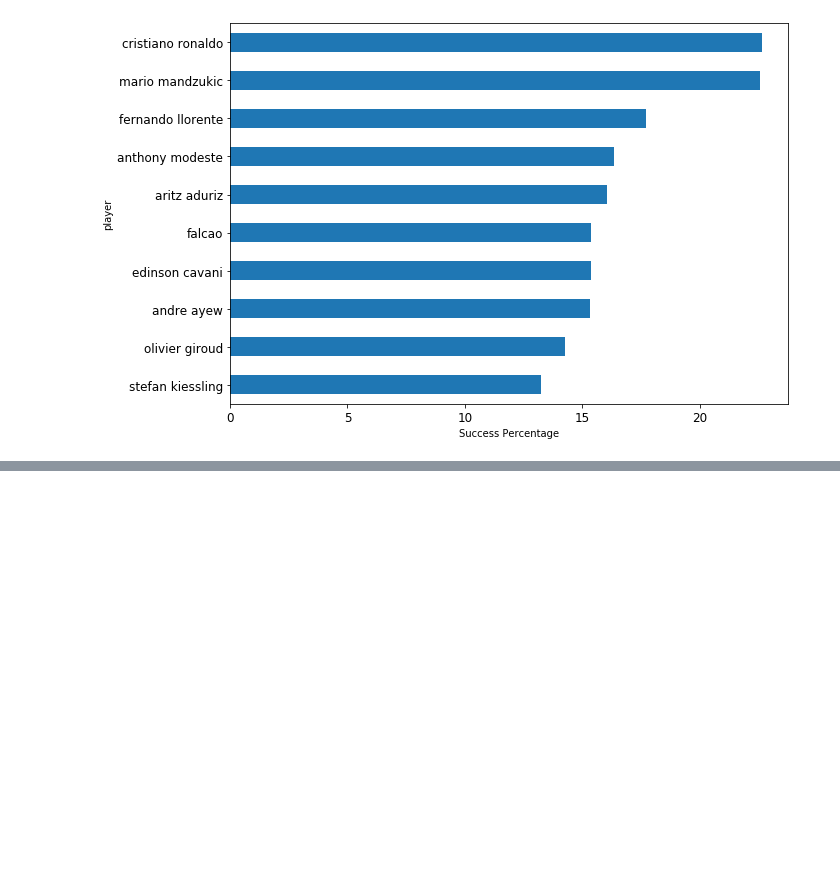
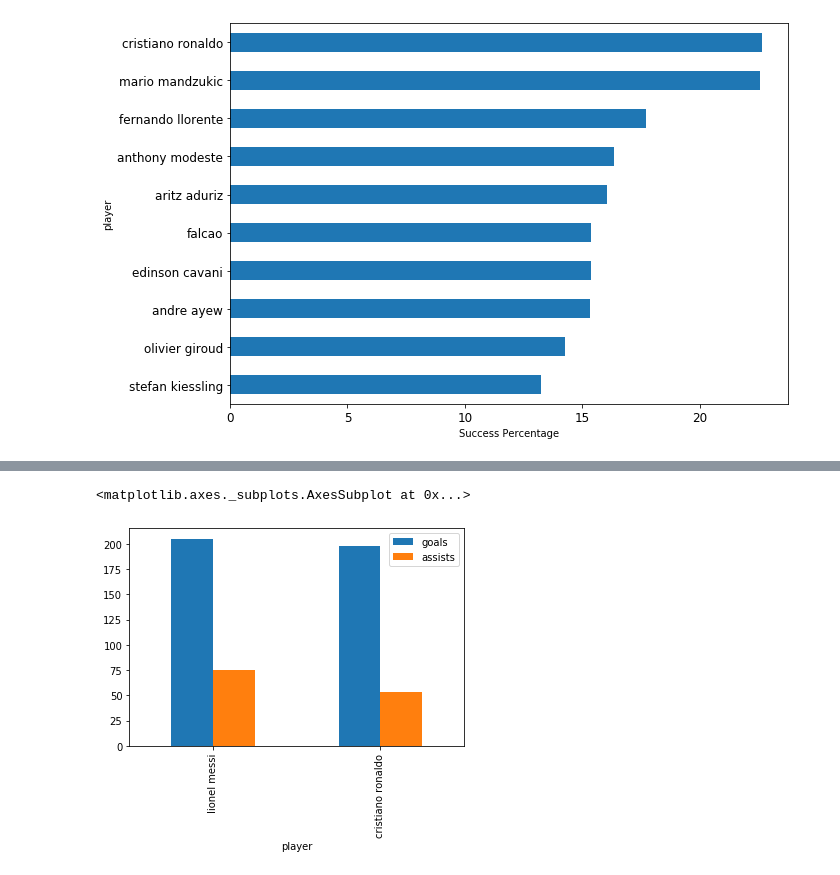
Before and after one commit to alesalsa10/Soccer_Events_Analysis, a Jupyter notebook: SocerStats.ipynb, the cells around one changed output, grey strips where cells are left out. Cells and saved outputs as stored; diff of their text form; code cells hidden in the pictures; blank space fills up the shorter version.

```diff
--- a/SocerStats.ipynb
+++ b/SocerStats.ipynb
@@ -87,0 +88,7 @@ messiRonaldo.head()
+# %%
+df = messiRonaldo[['goals', 'assists', 'player']]
+ax = pd.DataFrame(df)
+ax.set_index('player').plot.bar()
+# %% [output]
+<matplotlib.axes._subplots.AxesSubplot at 0x...>
+[figure, added]
```
Also changed, not shown: parts of 3 cells of this notebook.
